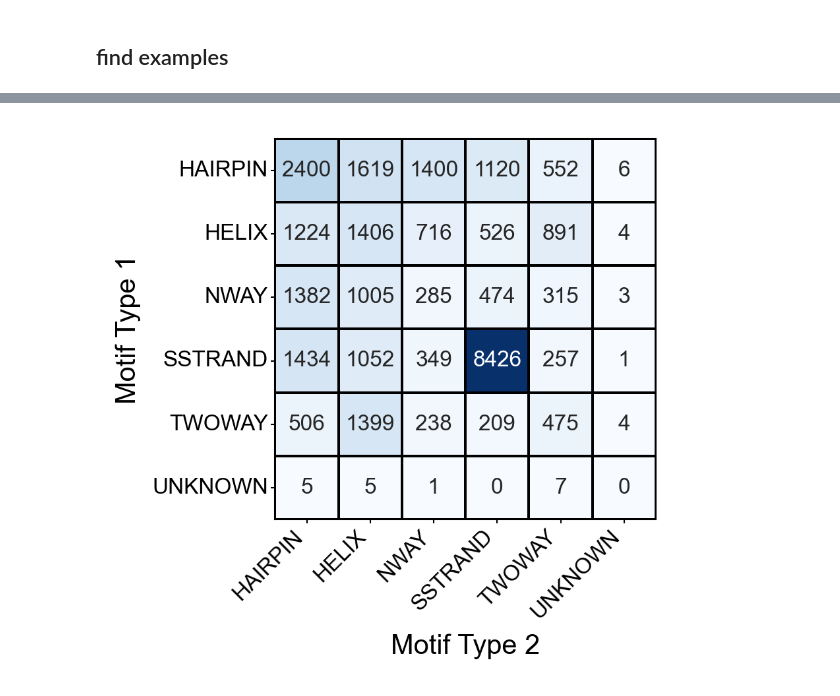
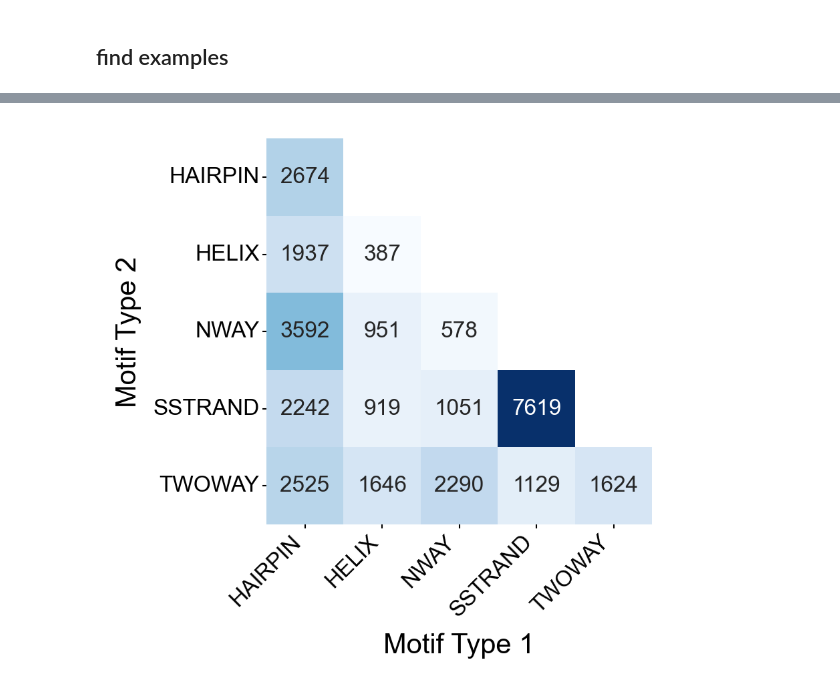
Before and after one commit to YesselmanLab/rna_motif_library, a Jupyter notebook: notebooks/tertiary_contacts.ipynb, the cells around one changed output, grey strips where cells are left out. Cells and saved outputs as stored; diff of their text form; code cells hidden in the pictures.

Commit message:
added figures

```diff
--- a/notebooks/tertiary_contacts.ipynb
+++ b/notebooks/tertiary_contacts.ipynb
@@ -11,7 +10,10 @@ from rna_motif_library.util import parse_motif_name
 # %%
-df = pd.read_json("../unique_tertiary_contacts.json")
+df = pd.read_json("../data/summaries/tertiary_contacts/unique_tertiary_contacts.json")
 df_lora = pd.read_json("../lora_contacts_processed.json")
 df_lora = df_lora[df_lora["in_our_db"] == False]
+# %%
+# Remove rows where either mtype_1 or mtype_2 is "UNKNOWN"
+df = df[(df["motif_1_type"] != "UNKNOWN") & (df["motif_2_type"] != "UNKNOWN")]
 # %% [markdown]
 ## comparision with lora
 # %%
@@ -119,31 +178,25 @@ df_sub
 # %%
 # Create pivot table of counts
-pivot = pd.crosstab(df["mtype_1"], df["mtype_2"])
+pivot = pd.crosstab(df["motif_2_type"], df["motif_1_type"])
 
 # Create heatmap
 plt.figure(figsize=(2.5, 2.5), dpi=300)
 ax = sns.heatmap(
     pivot,
     annot=True,
     fmt="d",
     cmap="Blues",
     square=True,
-    linewidth=0.5,
     linecolor="black",
     cbar=False,
+    mask=pivot == 0,  # Hide cells with value 0
 )
-
-# Add border around whole plot
-for _, spine in ax.spines.items():
-    spine.set_visible(True)
-    spine.set_linewidth(1)
-    spine.set_color("black")
 
 # Customize plot
 plt.xticks(rotation=45, ha="right")
 plt.yticks(rotation=0)
-plt.xlabel("Motif Type 2")
-plt.ylabel("Motif Type 1")
+plt.xlabel("Motif Type 1")
+plt.ylabel("Motif Type 2")
 publication_style_ax(ax)
 # %% [output]
-[figure, old version]
+[figure, new version]
```
Also changed, not shown: parts of 8 cells of this notebook, 5 other files.
